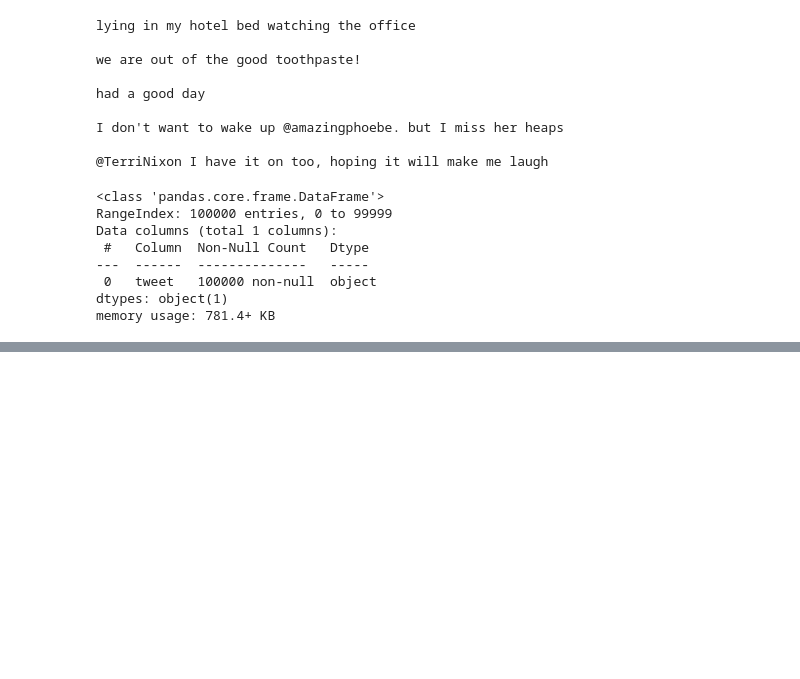
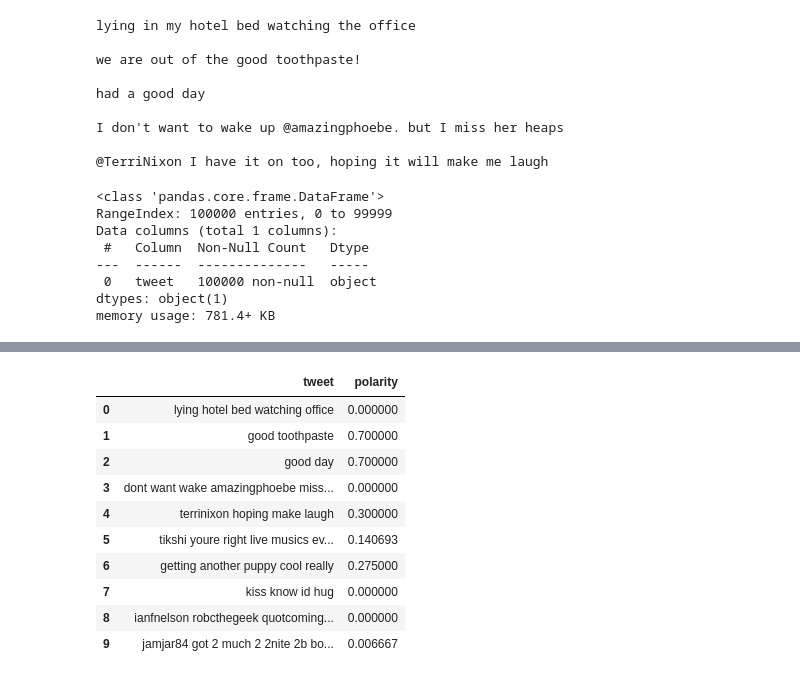
Before and after one commit to Jaydeep2709/sentiment_analysis_using_svm, a Jupyter notebook: notebook/MODEL_TRAINING.ipynb, the cells around one changed output, grey strips where cells are left out. Drawn from its saved outputs; the diff is of its cells as text; code cells hidden in the pictures; blank space fills up the shorter version.

```diff
--- a/notebook/MODEL_TRAINING.ipynb
+++ b/notebook/MODEL_TRAINING.ipynb
@@ -95,0 +123,14 @@ text_df['tweet'] = text_df['tweet'].apply(lambda x: stemming(x))
+# %%
+text_df.head(10)
+# %% [output]
+|  | tweet | polarity |
+| 0 | lying hotel bed watching office | 0.000000 |
+| 1 | good toothpaste | 0.700000 |
+| 2 | good day | 0.700000 |
+| 3 | dont want wake amazingphoebe miss... | 0.000000 |
+| 4 | terrinixon hoping make laugh | 0.300000 |
+| 5 | tikshi youre right live musics ev... | 0.140693 |
+| 6 | getting another puppy cool really | 0.275000 |
+| 7 | kiss know id hug | 0.000000 |
+| 8 | ianfnelson robcthegeek quotcoming... | 0.000000 |
+| 9 | jamjar84 got 2 much 2 2nite 2b bo... | 0.006667 |
```
Also changed, not shown: parts of 31 cells of this notebook.
